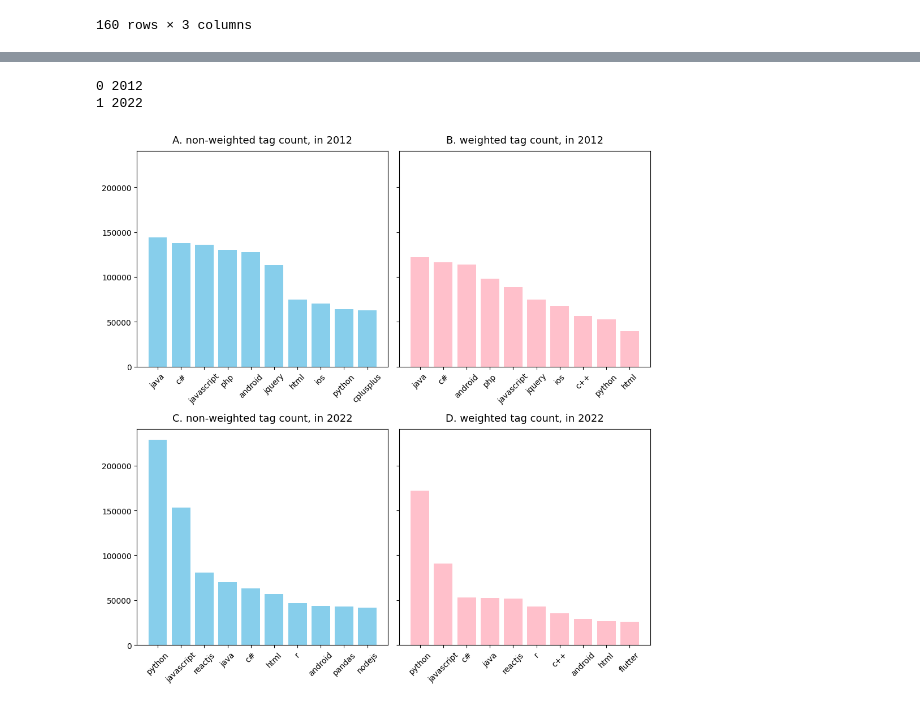
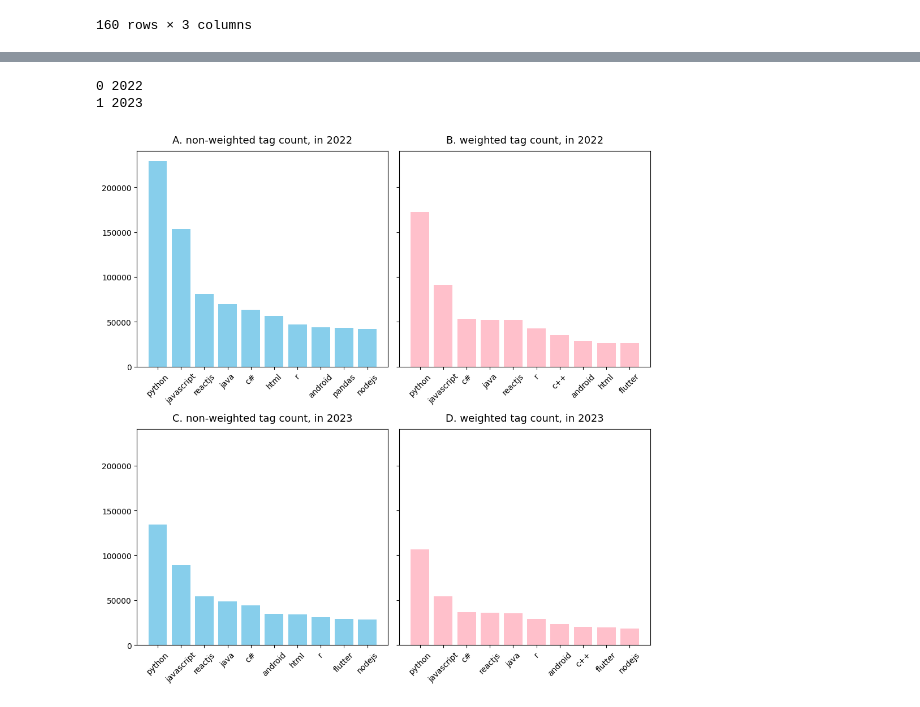
Before and after one commit to boysbeanxious/stackoverflow_src, a Jupyter notebook: thesis/Data.ipynb, the cells around one changed output, grey strips where cells are left out. Drawn from its saved outputs; the diff is of its cells as text; code cells hidden in the pictures.

```diff
--- a/thesis/Data.ipynb
+++ b/thesis/Data.ipynb
@@ -165,35 +153,35 @@ sharex = False ## 또는 sharex=False
 
 fig, axs = plt.subplots(2, 2, figsize = (10, 10), sharey=sharey, sharex=sharex)
 
-for i, year in enumerate([2012, 2022]):
+for i, year in enumerate([2022, 2023]):
         standard_year = year
         loop_year = str(standard_year)
         print(i, loop_year)
         title_0_arr = ['A. ', 'C. ']
         title_1_arr = ['B. ', 'D. ']
         axs[i][0].bar(df_postcnt_01_top10[df_postcnt_01_top10['year'] ==loop_year].variable
                         ,  df_postcnt_01_top10[df_postcnt_01_top10['year'] ==loop_year].value
                         ,  color = 'skyblue'
                 ) # hist type
         axs[i][0].set_title(title_0_arr[i]+ 'non-weighted tag count, in '+ str(loop_year), # add title
                 pad = 10,
                 loc = 'center', fontsize=13)
         axs[i][0].tick_params(axis='x', rotation=45)
 
 
         axs[i][1].bar( df_postcnt_top10[df_postcnt_top10['year'] ==loop_year].variable
                 ,  df_postcnt_top10[df_postcnt_top10['year'] ==loop_year].value
                 ,  color = 'pink'
                 ) # hist type
         axs[i][1].set_title(title_1_arr[i] + 'weighted tag count, in '+ str(loop_year), # add title
                 pad = 10,
                 loc = 'center', fontsize=13)
         axs[i][1].tick_params(axis='x', rotation=45)
 
 # plt.suptitle("Top 10 Most Frequently Mentioned Tags", fontsize=15)
 plt.tight_layout()
 plt.show();
 # %% [output]
-0 2012
-1 2022
+0 2022
+1 2023
-[figure, old version]
+[figure, new version]
```
Also changed, not shown: parts of 14 cells of this notebook.
